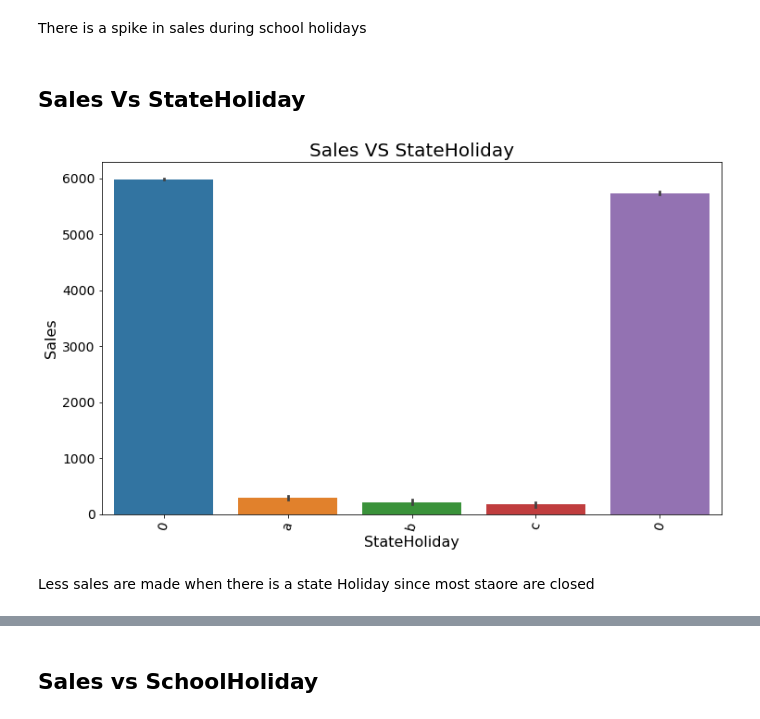
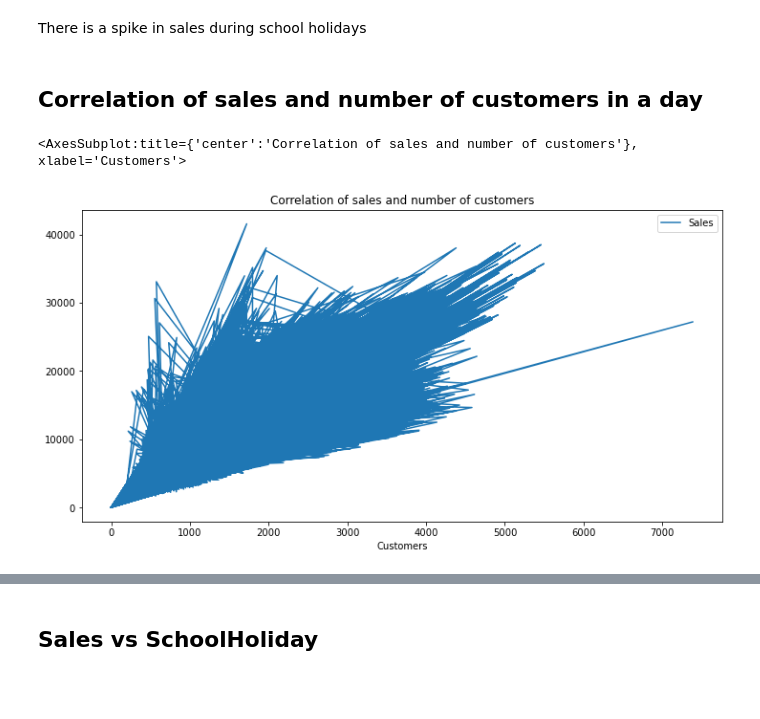
Before and after one commit to Stella-Mutacho/10Academy-Pharmaceutical-Sales-prediction-Project, a Jupyter notebook: notebooks/eda.ipynb, the cells around one changed output, grey strips where cells are left out. Cells and saved outputs as stored; diff of their text form; code cells hidden in the pictures; blank space fills up the shorter version.

```diff
--- a/notebooks/eda.ipynb
+++ b/notebooks/eda.ipynb
@@ -504,11 +528,10 @@ array(['2015-07-31T00:00:00.000000000', '2015-07-31T00:00:00.000000000',
        '2013-01-01T00:00:00.000000000'], dtype='datetime64[ns]')
 # %% [markdown]
 There is a spike in sales during school holidays
-# %% [markdown]
-## Sales Vs StateHoliday
-# %%
-plot.plot_bar(train_store,"StateHoliday","Sales","Sales VS StateHoliday", "StateHoliday","Sales")
-# %% [output]
-[figure, removed]
-# %% [markdown]
-Less sales are made when there is a state Holiday since most staore are closed
+# %% [markdown]
+## Correlation of sales and number of customers in a day
+# %%
+train_store.plot(x='Customers', y='Sales', figsize=(12,6), title= 'Correlation of sales and number of customers',kind ='line')
+# %% [output]
+<AxesSubplot:title={'center':'Correlation of sales and number of customers'}, xlabel='Customers'>
+[figure, added]
```
Also changed, not shown: parts of 29 cells of this notebook.
